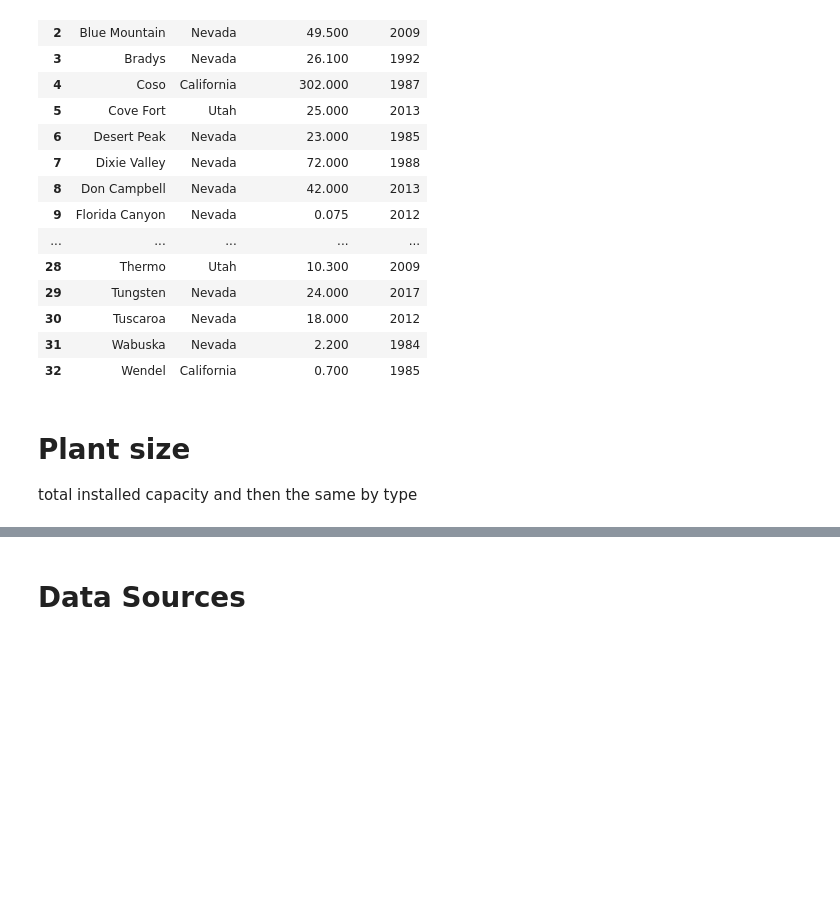
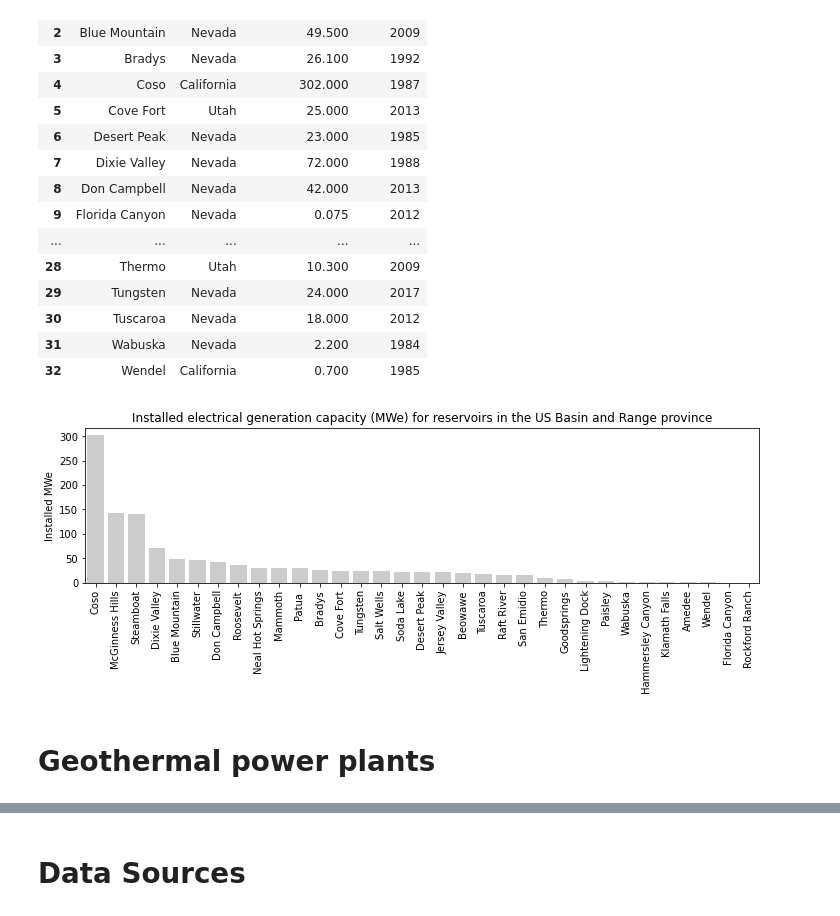
Before and after one commit to ICWallis/geothermal-cookbook, a Jupyter notebook: development-US-Basin-and-Range.ipynb, the cells around one changed output, grey strips where cells are left out. Saved outputs shown, nothing was run; the diff lists cells and outputs as text; code cells hidden in the pictures; blank space fills up the shorter version.

Commit message:
Generate inital plots

```diff
--- a/development-US-Basin-and-Range.ipynb
+++ b/development-US-Basin-and-Range.ipynb
@@ -34,10 +32,35 @@ reserviors
 | 30 | Tuscaroa | Nevada | 18.000 | 2012 |
 | 31 | Wabuska | Nevada | 2.200 | 1984 |
 | 32 | Wendel | California | 0.700 | 1985 |
-# %% [markdown]
-# Plant size
-
-total installed capacity and then the same by type
+# %%
+plt.figure(
+    figsize=(10,4),
+    constrained_layout=True,
+)
+
+sortedbymw = reserviors.sort_values(
+    by = 'Installed_MWe',
+    ascending=False
+)
+
+sns.barplot(
+    x = 'Reservior',
+    y = 'Installed_MWe',
+    data = sortedbymw,
+    color = '#CCCCCC'
+)
+
+plt.title('Installed electrical generation capacity (MWe) for reservoirs in the US Basin and Range province')
+
+plt.xticks(rotation=90)
+plt.xlabel('')
+plt.ylabel('Installed MWe')
+
+plt.show()
+# %% [output]
+[figure, added]
+# %% [markdown]
+# Geothermal power plants
 # %%
 plants = pd.read_csv(r'development-byplant.csv')
 plants
```
Also changed, not shown: parts of 4 cells of this notebook.
